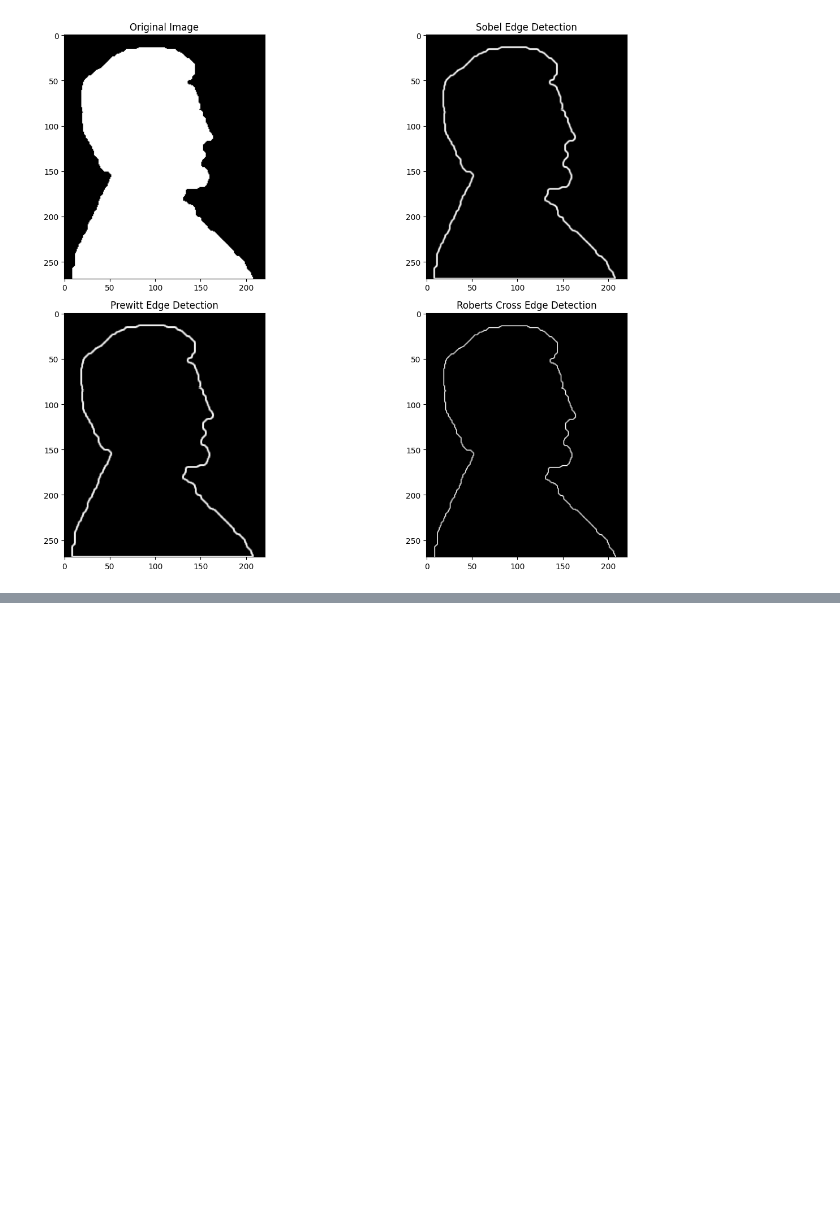
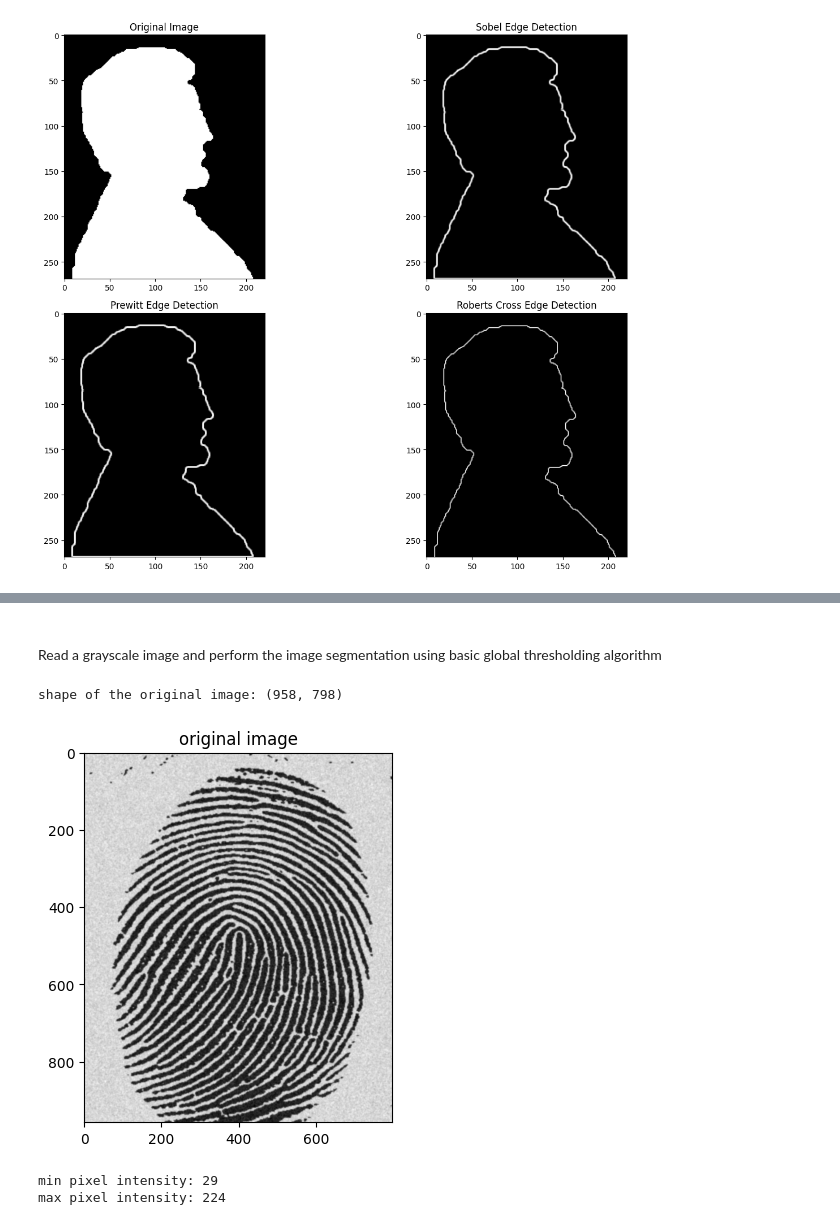
Before and after one commit to Mominur-sumon/Digital_image_processing_Lab_2025, a Jupyter notebook: 5.edge_segmentation_thresgold.ipynb, the cells around one changed output, grey strips where cells are left out. Drawn from its saved outputs; the diff is of its cells as text; code cells hidden in the pictures; blank space fills up the shorter version.

Commit message:
edge detection , segementation and thresholding

```diff
--- a/5.edge_segmentation_thresgold.ipynb
+++ b/5.edge_segmentation_thresgold.ipynb
@@ -168,0 +221,17 @@ plt.show()
+# %% [markdown]
+###
+Read a grayscale image and perform the image segmentation using basic global thresholding algorithm
+# %%
+original_image = cv2.imread("image5/finger_print.tif", 0)
+print(f"shape of the original image: {original_image.shape}")
+plt.imshow(original_image, cmap='gray')
+plt.title('original image')
+plt.show()
+
+print(f"min pixel intensity: {np.min(original_image)}")
+print(f"max pixel intensity: {np.max(original_image)}")
+# %% [output]
+shape of the original image: (958, 798)
+[figure, added]
+min pixel intensity: 29
+max pixel intensity: 224
```
Also changed, not shown: parts of 8 cells of this notebook.
